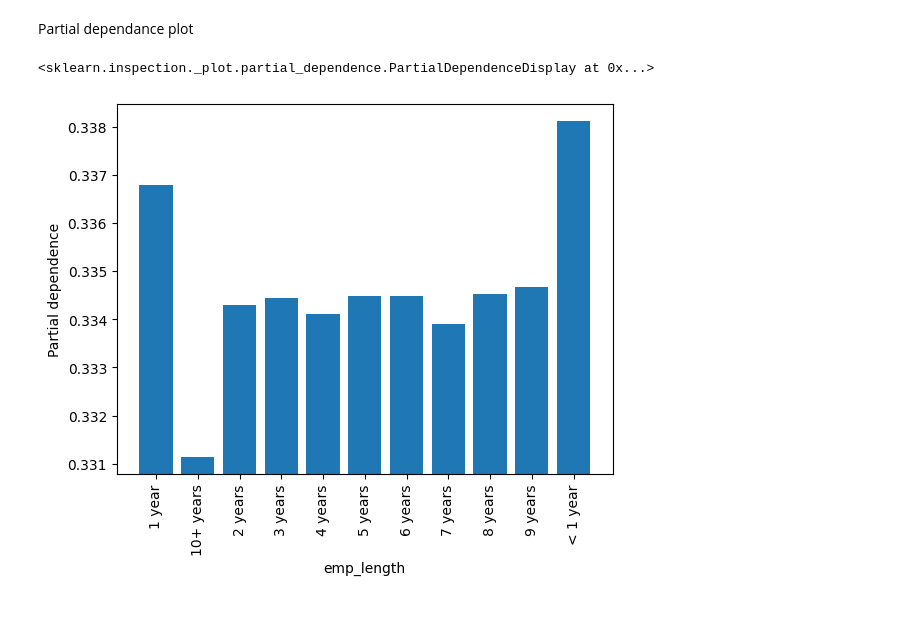
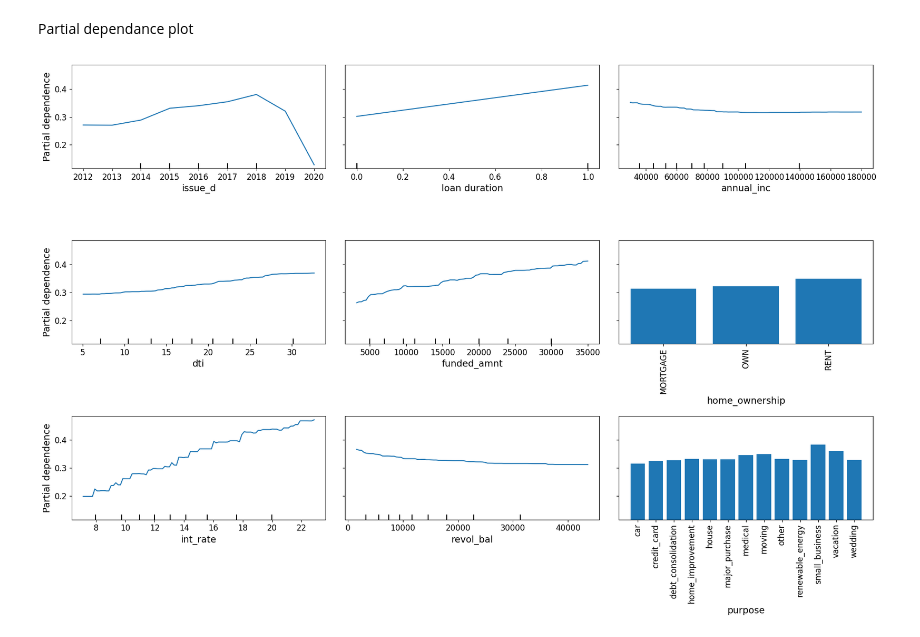
Before and after one commit to FelixMul/fair_ai_exploration, a Jupyter notebook: PDPandICE.ipynb, the cells around one changed output. Saved outputs shown, nothing was run; the diff lists cells and outputs as text; code cells hidden in the pictures.

```diff
--- a/PDPandICE.ipynb
+++ b/PDPandICE.ipynb
@@ -156,13 +156,37 @@ full_pipeline = joblib.load('black_box_model/model/grad_boost_pipeline.joblib')
 # %% [markdown]
 Partial dependance plot
 # %%
-n_sample = 250 # how many instances to take into consideration (1 million is too long)
+n_sample = 1000 # how many instances to take into consideration (1 million is too long)
-# %%
-PartialDependenceDisplay.from_estimator(full_pipeline, # model pipeline
-                                        X_train.sample(n_sample), # dataset
-                                        features=['emp_length'], #
-                                        categorical_features=['emp_length'])
-# %% [output]
-<sklearn.inspection._plot.partial_dependence.PartialDependenceDisplay at 0x...>
-[figure, removed]
+# %%
+n_rows = 3
+n_cols = 3
+
+fig, ax = plt.subplots(
+    n_rows, n_cols,
+    figsize=(6 * n_cols, 4 * n_rows),   # width × height per subplot
+)
+
+#features = X_train.columns.append(pd.Index(['issue_d'])) # 35th plot because 7x5 is more readable than 17x2
+significant = pd.Index(['issue_d', 'loan duration', 'annual_inc', 'dti', 'funded_amnt', 'home_ownership', 'int_rate', 'revol_bal', 'purpose'])
+
+disp = PartialDependenceDisplay.from_estimator(
+    full_pipeline,
+    X_train.sample(n_sample),
+    features=significant,
+    categorical_features=['home_ownership', 'purpose'],
+    n_cols=n_cols,
+    ax=ax,
+)
+
+fig.tight_layout()  # add breathing room between plots
+
+
+plt.rcParams['font.size'] = 14    # base size for everything
+plt.rcParams['axes.titlesize'] = 18 # subplot titles
+plt.rcParams['axes.labelsize'] = 14 # x/y labels
+plt.rcParams['xtick.labelsize'] = 12
+plt.rcParams['ytick.labelsize'] = 12
+plt.show()
+# %% [output]
+[figure, added]
 # %%
```
Also changed, not shown: parts of 2 cells of this notebook, 5 other files.
